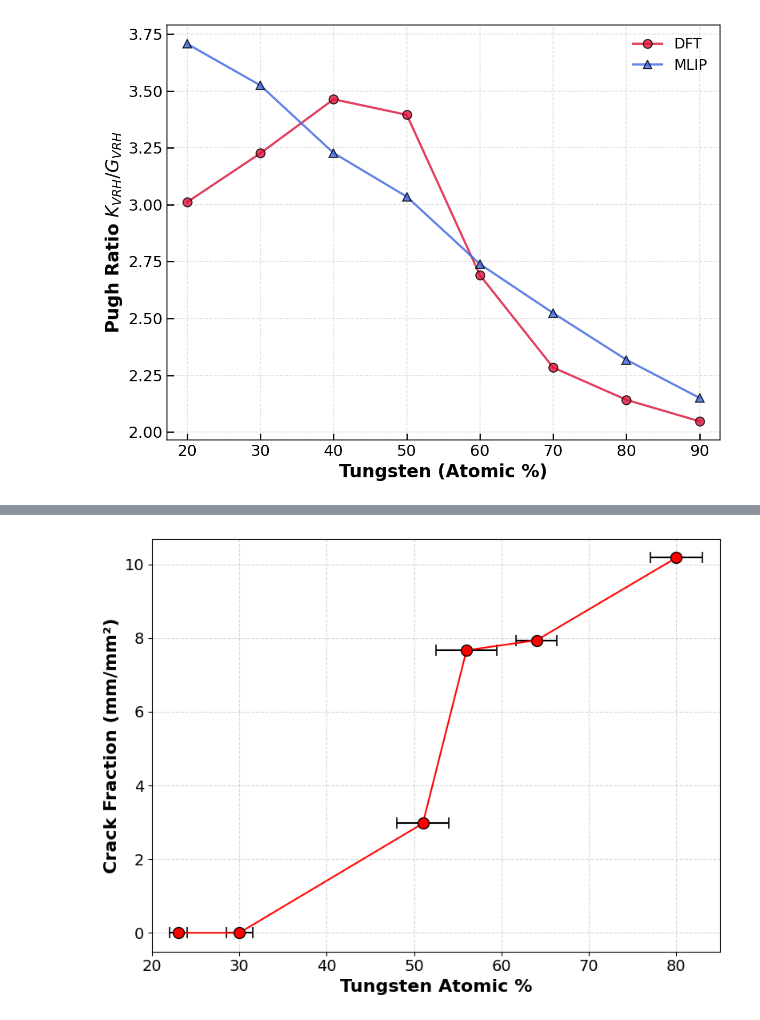
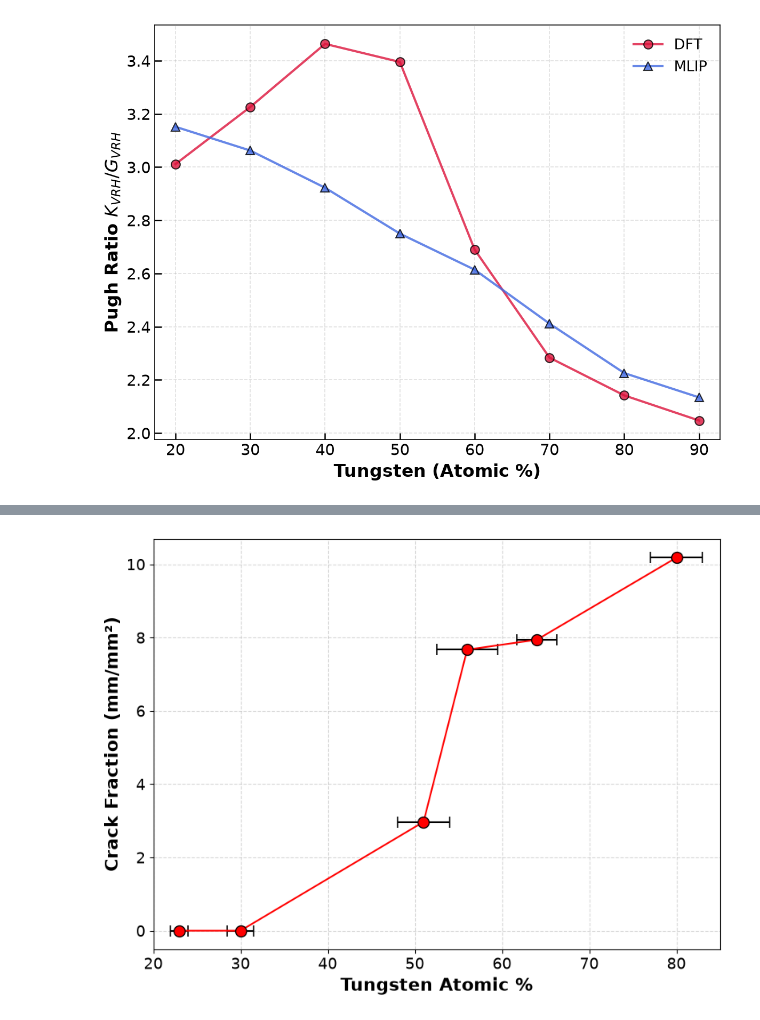
Before and after one commit to kareem-Abdelmaqsoud/computational-design-ductile-w-ta-nb-alloy, a Jupyter notebook: paper_figures/experimental_data_plot.ipynb, the cells around one changed output, grey strips where cells are left out. Cells and saved outputs as stored; diff of their text form; code cells hidden in the pictures.

```diff
--- a/paper_figures/experimental_data_plot.ipynb
+++ b/paper_figures/experimental_data_plot.ipynb
@@ -20,10 +20,12 @@ dft_pugh_ratios_sqs = 1/np.array([0.33763267, 0.33207531, 0.30996744, 0.28872875
 # mlp_pugh_ratios_ordered = [0.27989756, 0.2943794 , 0.31839035, 0.33716728,
 #        0.35332114, 0.37831264, 0.4050512 , 0.43741279, 0.4668879]
 
-## MLP results - SQS structures
-mlp_tungsten_fractions_sqs = [10, 20, 30, 40, 50, 60, 70, 80, 90]
-mlp_pugh_ratios_sqs = 1/np.array([0.26601126, 0.26975784, 0.28372736, 0.30986448,
-       0.3294643 , 0.36515829, 0.39628481, 0.43136561, 0.46506494])
+## MLP results - SQS structures (uma-s-1p2p1 on the DFT SQS cells, K/G)
+import json
+with open("uma_s_1p2p1_dft_sqs_elastic.json") as f:
+    _uma_sqs = sorted(json.load(f)["sqs"].values(), key=lambda p: p["W_fraction"])
+mlp_tungsten_fractions_sqs = np.array([p["W_fraction"] * 100 for p in _uma_sqs])
+mlp_pugh_ratios_sqs = np.array([p["pugh_ratio"] for p in _uma_sqs])
 
 # --- Create figure ---
 plt.figure(figsize=(8, 6), dpi=150)
@@ -46,34 +48,34 @@ plt.plot(
     '-^',
     color='royalblue',
     markersize=8,
     markeredgecolor='black',
     linewidth=2,
     alpha=0.8,
     label='MLIP'
 )
 
 # --- Labels and formatting ---
 plt.xlabel('Tungsten (Atomic %)', fontsize=16, fontweight='bold')
 plt.ylabel('Pugh Ratio $K_{VRH}/G_{VRH}$', fontsize=16, fontweight='bold')
 
 # --- Axes styling ---
 plt.xticks(fontsize=14)
 plt.yticks(fontsize=14)
 plt.tick_params(direction='in', length=6, width=1.2, colors='black')
 
 # --- Grid styling ---
 plt.grid(True, linestyle='--', alpha=0.4, linewidth=0.8)
 
 # --- Legend ---
 plt.legend(fontsize=13, frameon=False, loc='best')
 
 # --- Margins and layout ---
 plt.margins(x=0.04)
 plt.tight_layout()
 
 plt.show()
 # %% [output]
-[figure, old version]
+[figure, new version]
 # %%
 import pandas as pd
 df = pd.read_csv('CrackMeasurements.csv')
```
Also changed, not shown: parts of 2 cells of this notebook, 7 other files.
